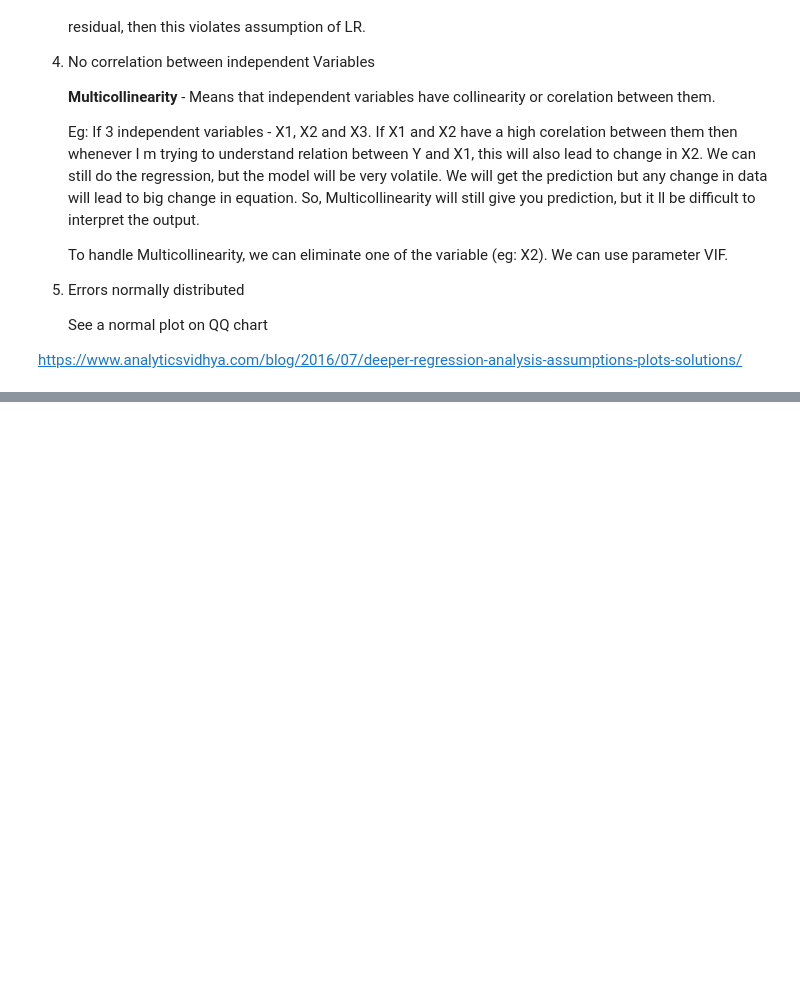
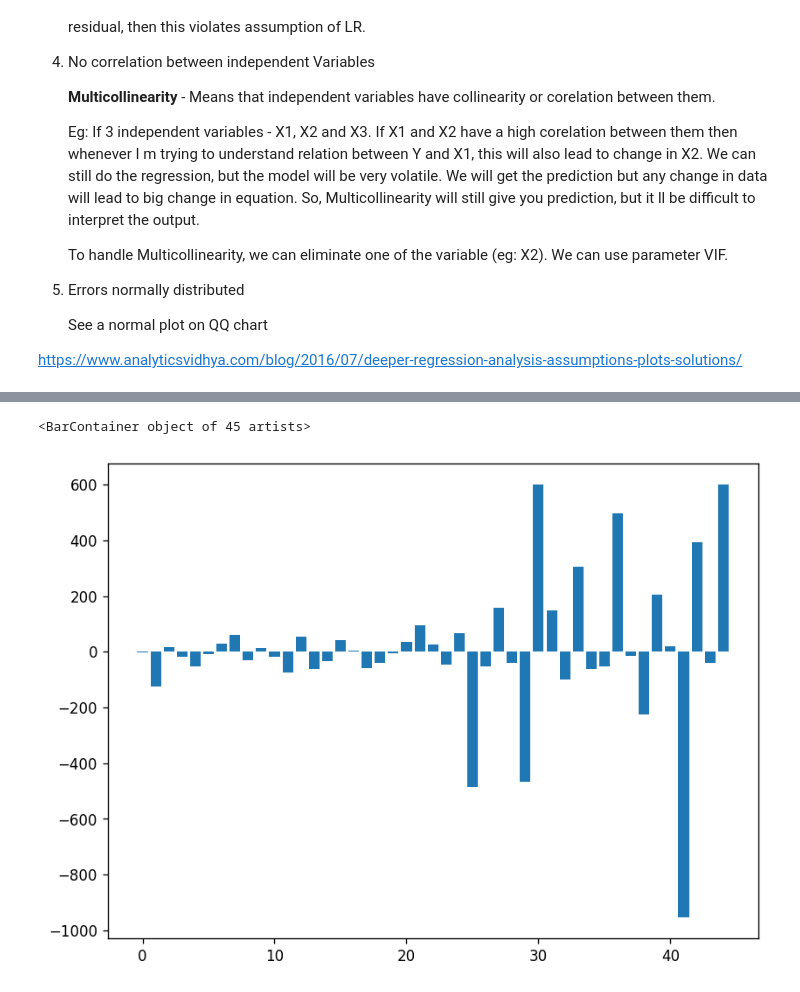
Before and after one commit to Neelam-Singhal/Linear-Models, a Jupyter notebook: LinearModel.ipynb, the cells around one changed output, grey strips where cells are left out. Drawn from its saved outputs; the diff is of its cells as text; code cells hidden in the pictures; blank space fills up the shorter version.

```diff
--- a/LinearModel.ipynb
+++ b/LinearModel.ipynb
@@ -189,3 +189,7 @@ Gradient Descent is an optimization algorithm used for minimizing the cost funct
     See a normal plot on QQ chart
 
 https://www.analyticsvidhya.com/blog/2016/07/deeper-regression-analysis-assumptions-plots-solutions/
+# %%
+# Importing Data
+data = pd.read_csv('train_cleaned.csv')
+data.head()
@@ -191,0 +204,6 @@ https://www.analyticsvidhya.com/blog/2016/07/deeper-regression-analysis-assumpti
+# %%
+#Seperating dependent and independent variables
+X = data.drop(['Item_Outlet_Sales'], axis=1)
+y = data['Item_Outlet_Sales']
+
+data.shape, X.shape, y.shape
@@ -191,0 +212,5 @@ https://www.analyticsvidhya.com/blog/2016/07/deeper-regression-analysis-assumpti
+# %%
+#splitting data into test and train data
+from sklearn.model_selection import train_test_split
+
+train_X, test_X, train_y, test_y = train_test_split(X, y, random_state = 23)
@@ -191,0 +222,7 @@ https://www.analyticsvidhya.com/blog/2016/07/deeper-regression-analysis-assumpti
+# %%
+# Creating an instance of LR
+
+lr = LR()
+
+#Fitting the model
+lr.fit(train_X, train_y)
@@ -191,0 +266,12 @@ https://www.analyticsvidhya.com/blog/2016/07/deeper-regression-analysis-assumpti
+# %%
+#plotting coefficients
+plt.figure(figsize=(8, 6), dpi=120, facecolor='w', edgecolor='b')
+
+x = range(len(train_X.columns))
+
+y = lr.coef_
+
+plt.bar(x, y)
+# %% [output]
+<BarContainer object of 45 artists>
+[figure, added]
```
Also changed, not shown: parts of 30 cells of this notebook.
